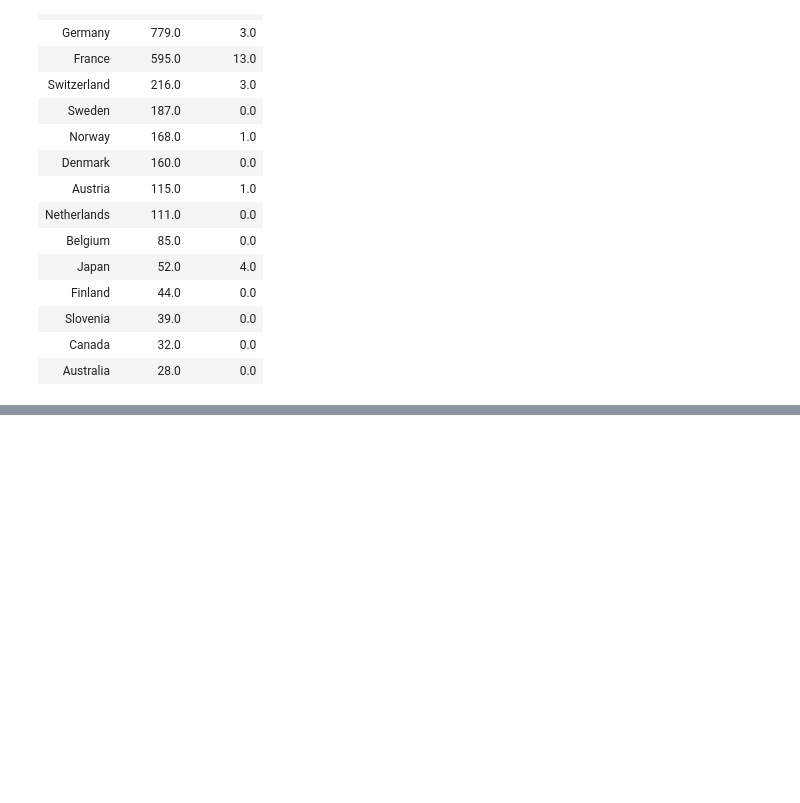
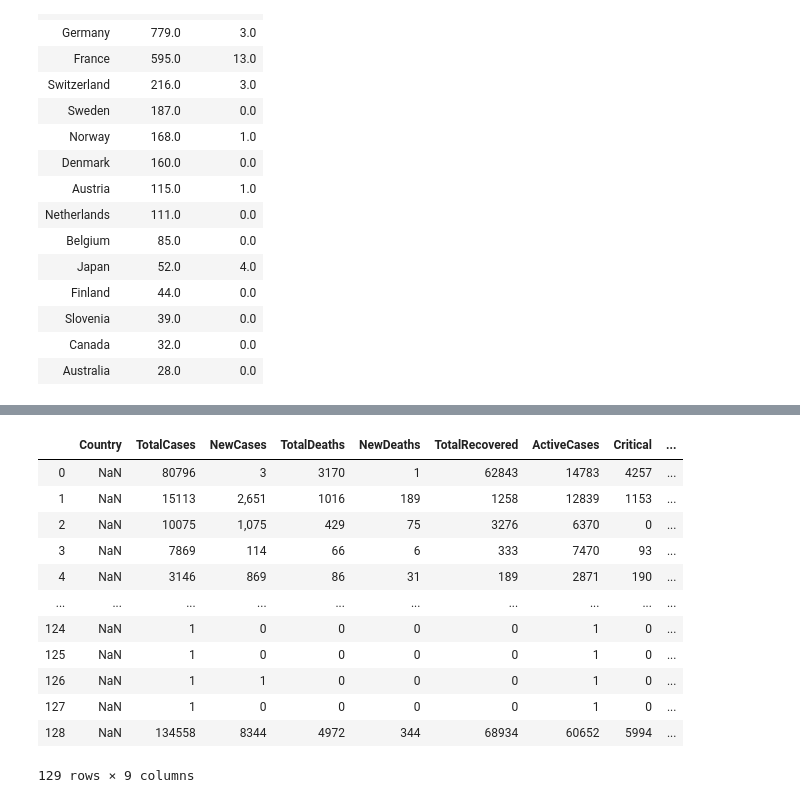
Before and after one commit to RandyPayano/Covid-19-Dashboard, a Jupyter notebook: newNoteBook.ipynb, the cells around one changed output, grey strips where cells are left out. Cells and saved outputs as stored; diff of their text form; code cells hidden in the pictures; blank space fills up the shorter version.

```diff
--- a/newNoteBook.ipynb
+++ b/newNoteBook.ipynb
@@ -227,0 +359,19 @@ df[['Country','NewCases','NewDeaths']]top_newcases.iloc[:10]
+# %%
+vals_to_replace = {"Iran":"Iran, Islamic Rep.","S. Korea":"Korea, Rep.","USA":"United States","UK":"United Kingdom","Czechia":"Czech Republic","UAE":"United Arab Emirates","Egypt":"Egypt","Russia":"Russian Federation","Palestine":"West Bank and Gaza","Slovakia":"Slovak Republic","Macao":"Macao SAR, China","Faeroe Islands":"Faroe Islands","Saint Martin":"St. Martin (French part)","Ivory Coast":"Cote d'Ivoire" ,"DRC":"Congo, Dem. Rep." ,"St. Vincent Grenadines":"St. Vincent and the Grenadines"}
+
+covid16_table['Country'] = covid16_table['Country'].map(vals_to_replace)
+covid16_table
+# %% [output]
+|  | Country | TotalCases | NewCases | TotalDeaths | NewDeaths | TotalRecovered | ActiveCases | Critical | ... |
+| 0 | NaN | 80796 | 3 | 3170 | 1 | 62843 | 14783 | 4257 | ... |
+| 1 | NaN | 15113 | 2,651 | 1016 | 189 | 1258 | 12839 | 1153 | ... |
+| 2 | NaN | 10075 | 1,075 | 429 | 75 | 3276 | 6370 | 0 | ... |
+| 3 | NaN | 7869 | 114 | 66 | 6 | 333 | 7470 | 93 | ... |
+| 4 | NaN | 3146 | 869 | 86 | 31 | 189 | 2871 | 190 | ... |
+| ... | ... | ... | ... | ... | ... | ... | ... | ... | ... |
+| 124 | NaN | 1 | 0 | 0 | 0 | 0 | 1 | 0 | ... |
+| 125 | NaN | 1 | 0 | 0 | 0 | 0 | 1 | 0 | ... |
+| 126 | NaN | 1 | 1 | 0 | 0 | 0 | 1 | 0 | ... |
+| 127 | NaN | 1 | 0 | 0 | 0 | 0 | 1 | 0 | ... |
+| 128 | NaN | 134558 | 8344 | 4972 | 344 | 68934 | 60652 | 5994 | ... |
+129 rows × 9 columns
```
Also changed, not shown: parts of 49 cells of this notebook, 11 other files.
